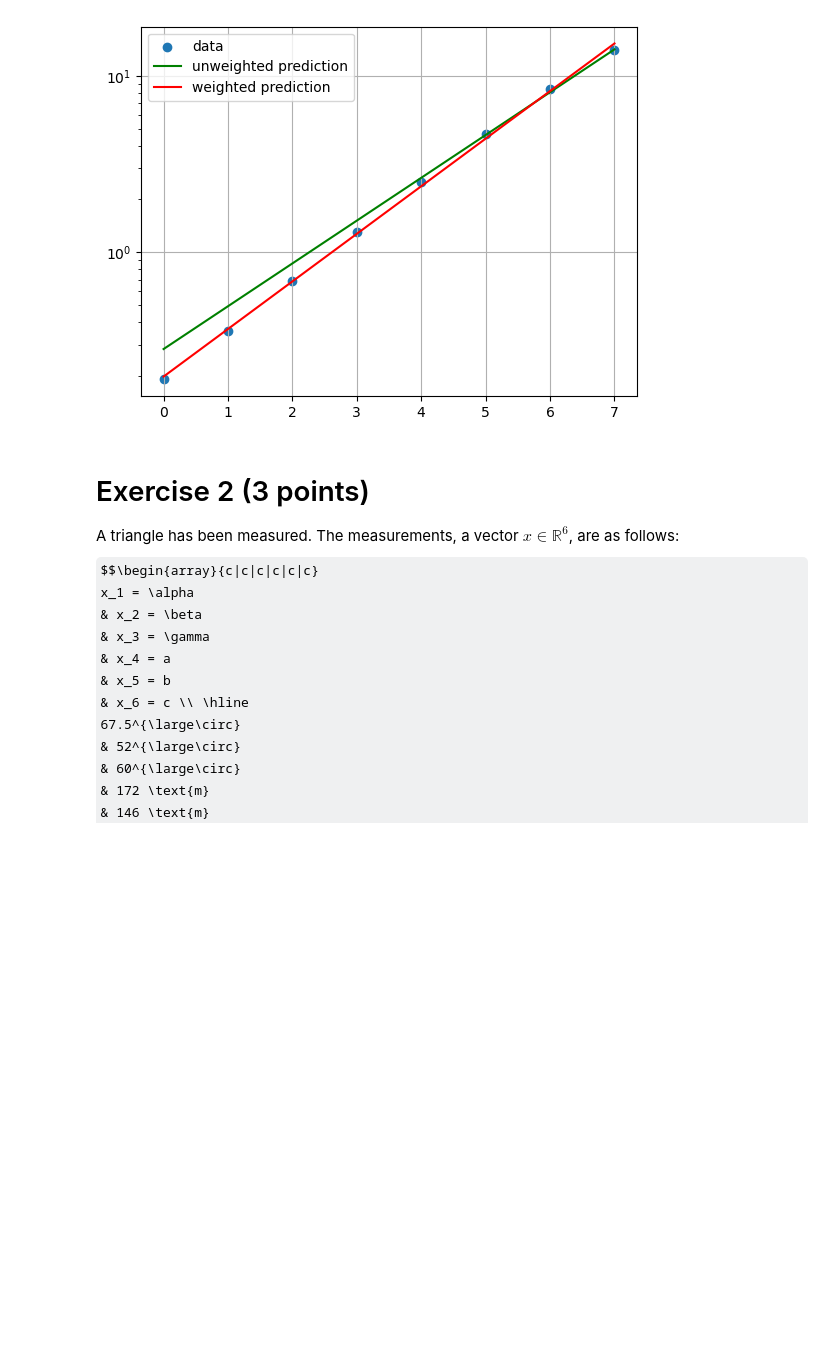
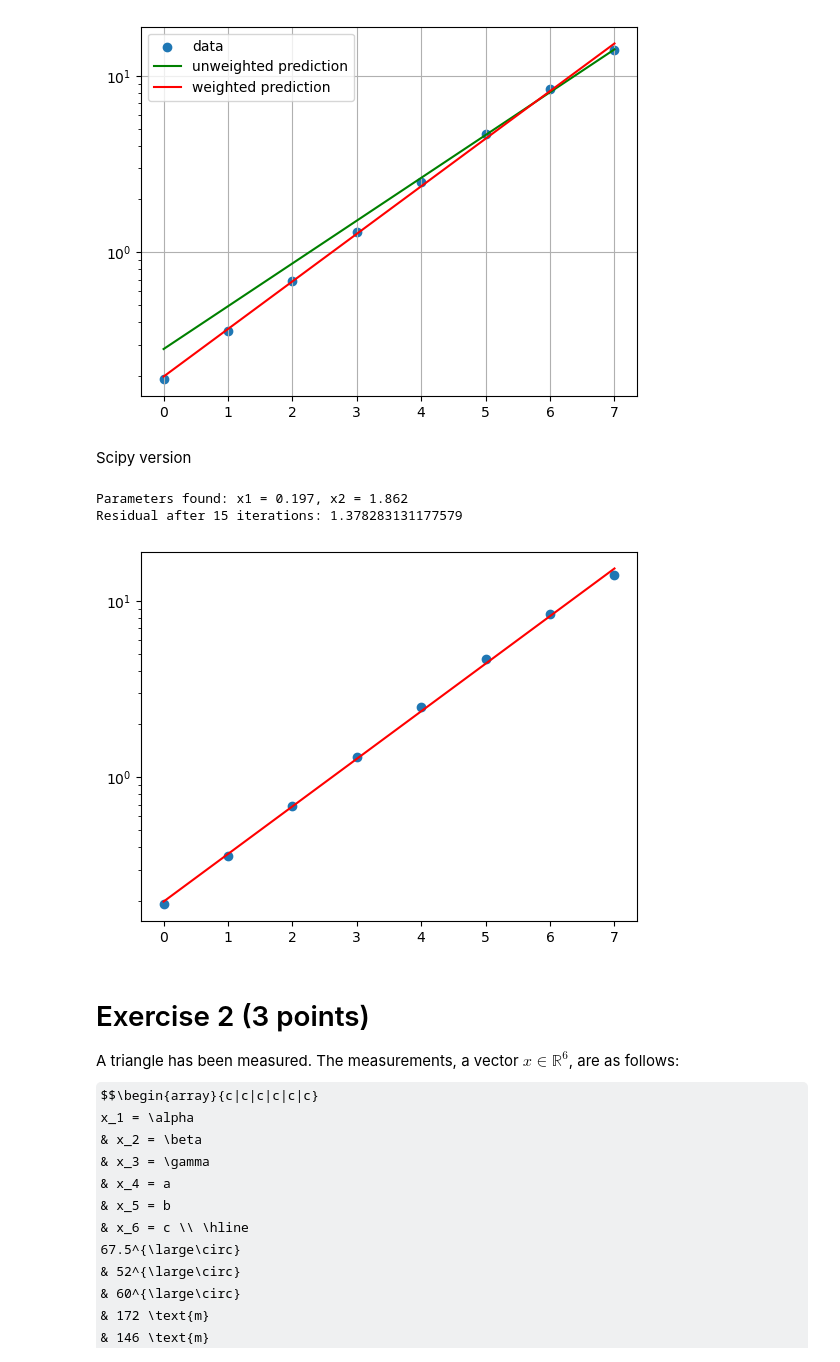
Before and after one commit to jonas4climate/na-assignment1, a Jupyter notebook: hw5_2023.ipynb, the cells around one changed output. Saved outputs shown, nothing was run; the diff lists cells and outputs as text; code cells hidden in the pictures; some formulas as TeX source; blank space fills up the shorter version.

Commit message:
added scipy backup again

```diff
--- a/hw5_2023.ipynb
+++ b/hw5_2023.ipynb
@@ -136,6 +136,30 @@ plt.show()
 Weighted parameters found: x1 = 0.197, x2 = 1.862
 Residual: 1.378
 [figure]
+# %% [markdown]
+Scipy version
+# %%
+def objective(x: np.ndarray, t: np.ndarray, data: np.ndarray, weight=0.05):
+    residuals = data - model(x[0], x[1], t)
+    return 1/2 * np.sum(1/((weight*data)**2) * (residuals**2))
+
+
+x_guess = np.array([x1_guess, x2_guess])
+fit = sp.optimize.minimize(objective, x_guess, args=(t, data))
+x1, x2 = fit.x
+pred = model(x1, x2, t)
+res = np.linalg.norm(data - pred)
+print(f'Parameters found: x1 = {x1:.3f}, x2 = {x2:.3f}')
+print(f'Residual after {fit.nit} iterations: {res}')
+
+plt.scatter(range(len(data)), data, label='data')
+plt.plot(range(len(data)), pred, label='prediction', color='red')
+plt.yscale('log')
+plt.show()
+# %% [output]
+Parameters found: x1 = 0.197, x2 = 1.862
+Residual after 15 iterations: 1.378283131177579
+[figure, added]
 # %% [markdown]
 # Exercise 2 (3 points)
 A triangle has been measured. The measurements, a vector $x \in \mathbb{R}^6$, are as follows:
```
Also changed, not shown: parts of 1 cell of this notebook.
